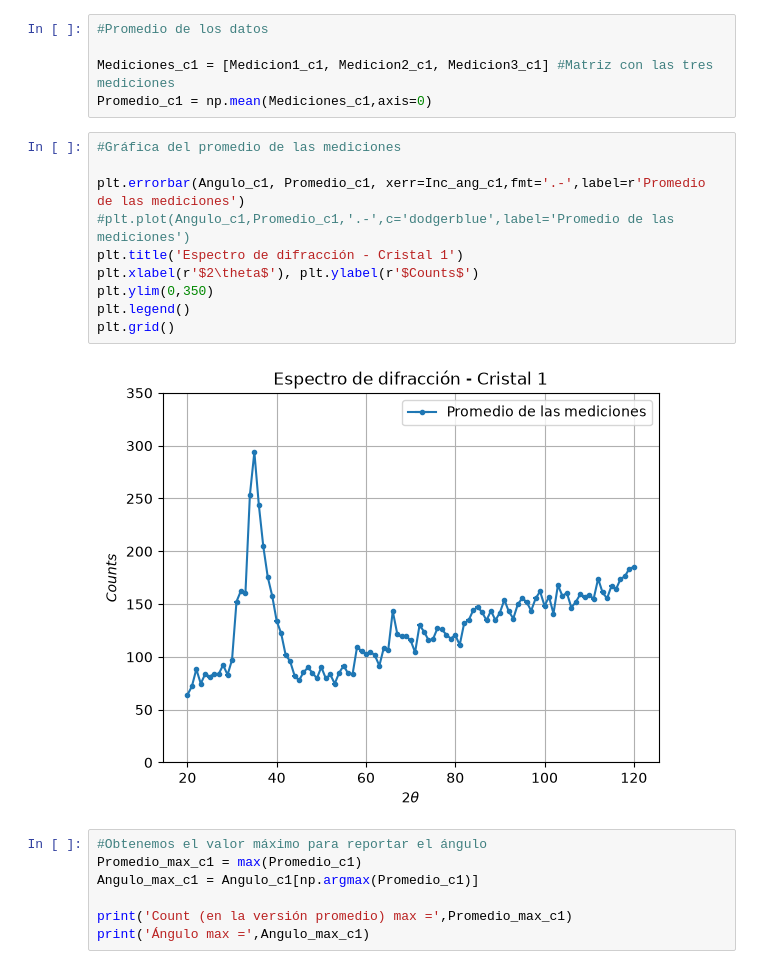
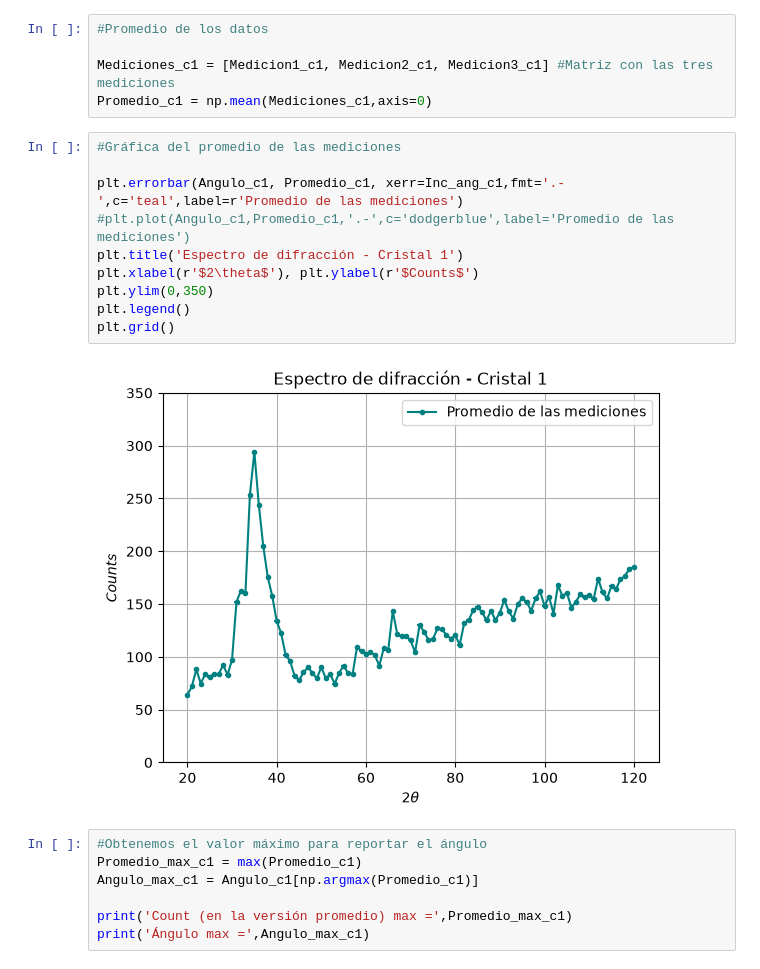
Before and after one commit to Alexi5omg/Labo-Contemporanea-I, a Jupyter notebook: P1-Difraccion_Bragg_RayosX/Analisis-P1.ipynb, the cells around one changed output. Drawn from its saved outputs; the diff is of its cells as text.

```diff
--- a/P1-Difraccion_Bragg_RayosX/Analisis-P1.ipynb
+++ b/P1-Difraccion_Bragg_RayosX/Analisis-P1.ipynb
@@ -78,15 +78,15 @@ Promedio_c1 = np.mean(Mediciones_c1,axis=0)
 # %%
 #Gráfica del promedio de las mediciones
 
-plt.errorbar(Angulo_c1, Promedio_c1, xerr=Inc_ang_c1,fmt='.-',label=r'Promedio de las mediciones')
+plt.errorbar(Angulo_c1, Promedio_c1, xerr=Inc_ang_c1,fmt='.-',c='teal',label=r'Promedio de las mediciones')
 #plt.plot(Angulo_c1,Promedio_c1,'.-',c='dodgerblue',label='Promedio de las mediciones')
 plt.title('Espectro de difracción - Cristal 1')
 plt.xlabel(r'$2\theta$'), plt.ylabel(r'$Counts$')
 plt.ylim(0,350)
 plt.legend()
 plt.grid()
 # %% [output]
-[figure, old version]
+[figure, new version]
 # %%
 #Obtenemos el valor máximo para reportar el ángulo
 Promedio_max_c1 = max(Promedio_c1)
```
Also changed, not shown: parts of 2 cells of this notebook, 9 other files.
